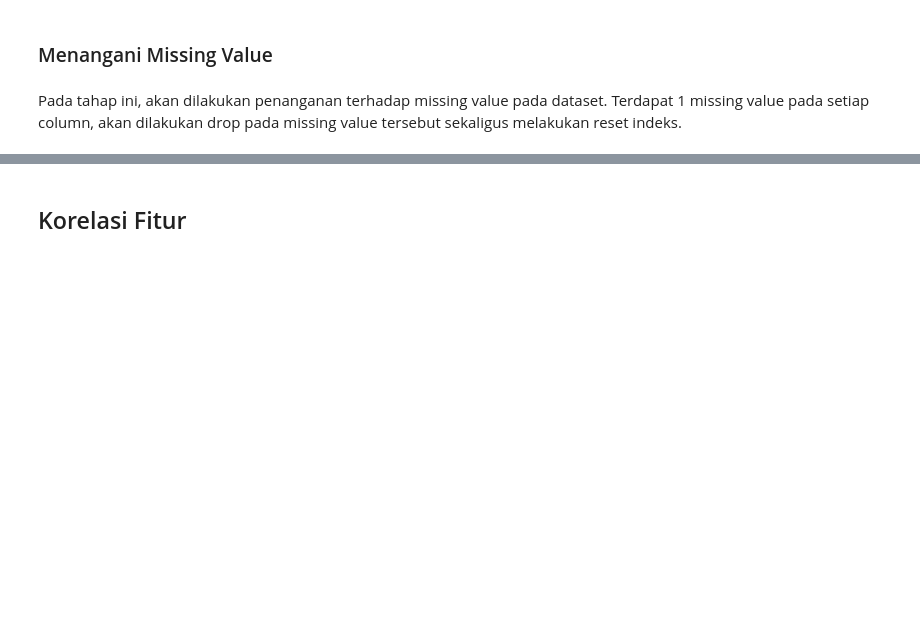
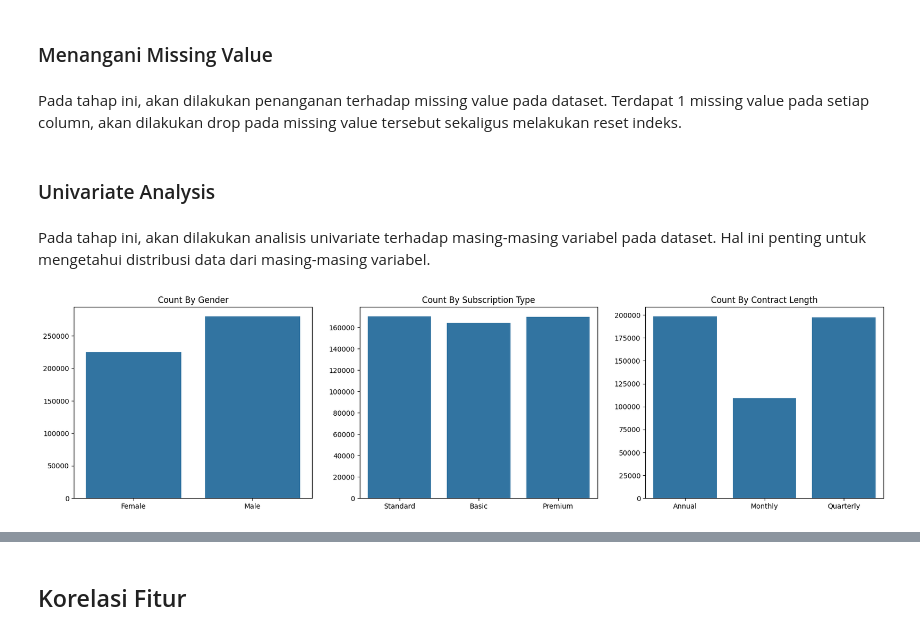
Before and after one commit to mausneg/Customer-Churn-Classification, a Jupyter notebook: submission.ipynb, the cells around one changed output, grey strips where cells are left out. Cells and saved outputs as stored; diff of their text form; code cells hidden in the pictures; blank space fills up the shorter version.

```diff
--- a/submission.ipynb
+++ b/submission.ipynb
@@ -127,3 +127,18 @@ Pada tahap ini, akan dilakukan penanganan terhadap missing value pada dataset. T
 # %%
 df_churn.dropna(inplace=True)
 df_churn.reset_index(drop=True, inplace=True)
+# %% [markdown]
+### Univariate Analysis
+# %% [markdown]
+Pada tahap ini, akan dilakukan analisis univariate terhadap masing-masing variabel pada dataset. Hal ini penting untuk mengetahui distribusi data dari masing-masing variabel.
+# %%
+category_columns = df_churn.select_dtypes(include='object').columns
+fig, ax = plt.subplots(1, 3, figsize=(21, 5))
+for column in category_columns:
+    sns.countplot(x=column, data=df_churn, ax=ax[category_columns.get_loc(column)])
+    ax[category_columns.get_loc(column)].set_title("Count By " + column)
+    ax[category_columns.get_loc(column)].set_xlabel(None)
+    ax[category_columns.get_loc(column)].set_ylabel(None)
+plt.show()
+# %% [output]
+[figure, added]
```
Also changed, not shown: parts of 4 cells of this notebook, 1 other file.
